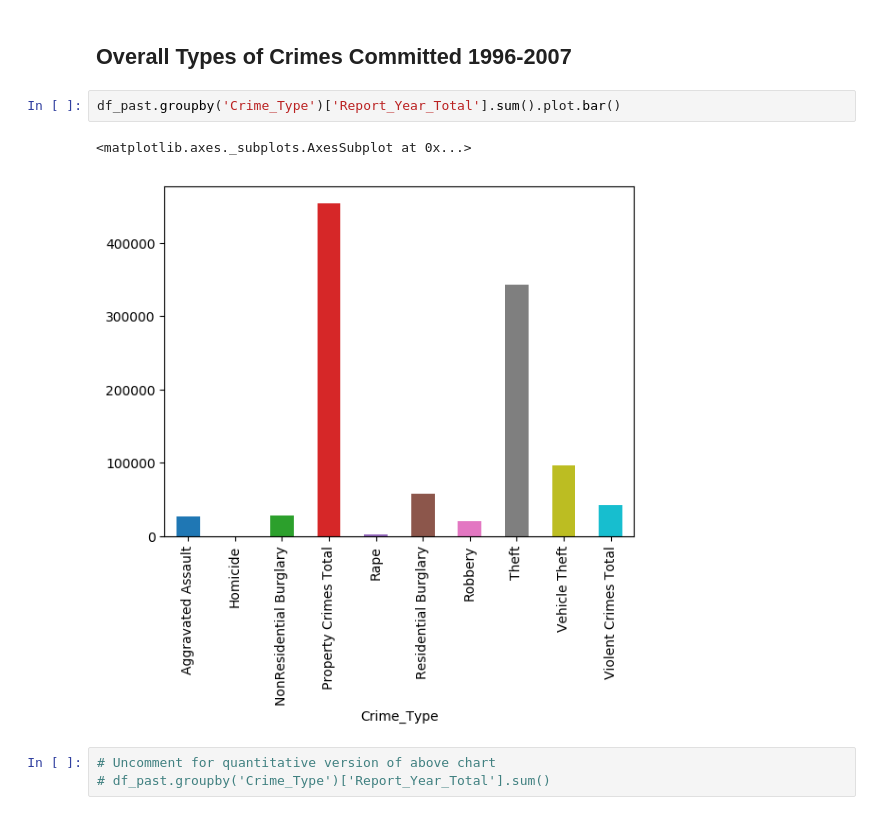
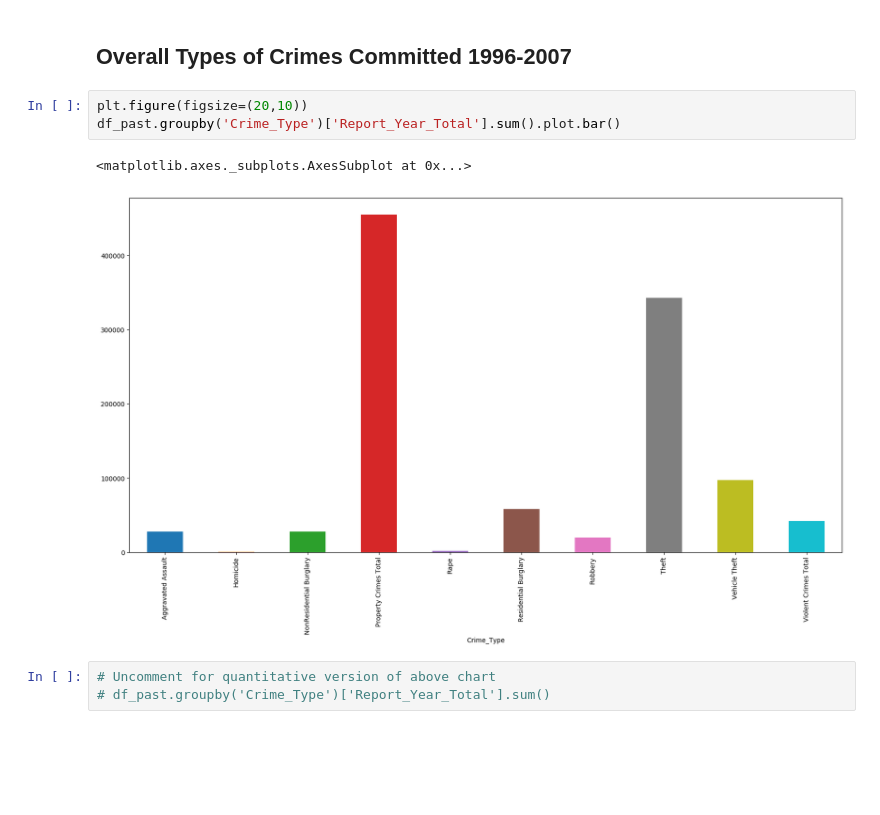
Before and after one commit to RaymondDashWu/seattle-crime-takehome-project, a Jupyter notebook: Seattle Crime Data Analysis.ipynb, the cells around one changed output. Drawn from its saved outputs; the diff is of its cells as text; blank space fills up the shorter version.

```diff
--- a/Seattle Crime Data Analysis.ipynb
+++ b/Seattle Crime Data Analysis.ipynb
@@ -53,10 +54,11 @@ df_past.groupby('Report_Year')['Report_Year_Total'].sum().plot.bar()
 # %% [markdown]
 ## Overall Types of Crimes Committed 1996-2007
 # %%
+plt.figure(figsize=(20,10))
 df_past.groupby('Crime_Type')['Report_Year_Total'].sum().plot.bar()
 # %% [output]
 <matplotlib.axes._subplots.AxesSubplot at 0x...>
-[figure, old version]
+[figure, new version]
 # %%
 # Uncomment for quantitative version of above chart
 # df_past.groupby('Crime_Type')['Report_Year_Total'].sum()
```
Also changed, not shown: parts of 29 cells of this notebook.
